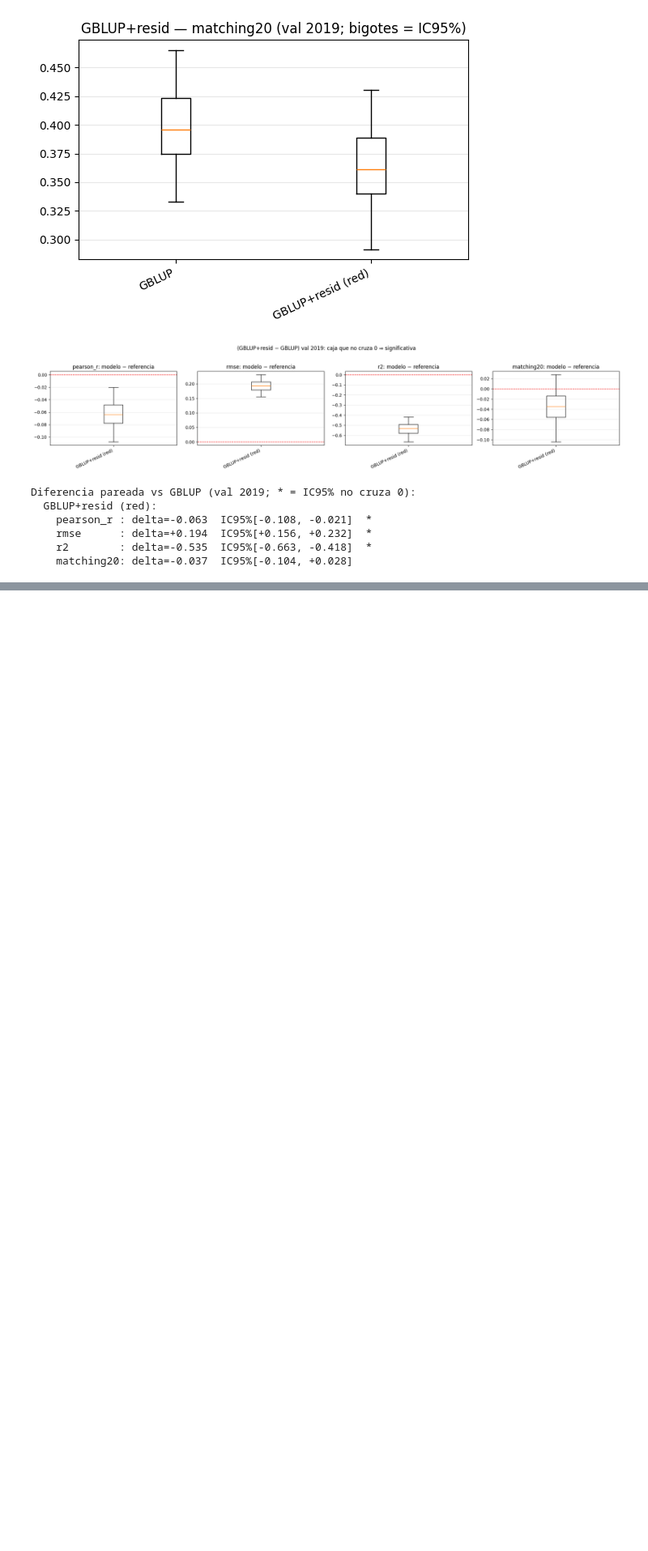
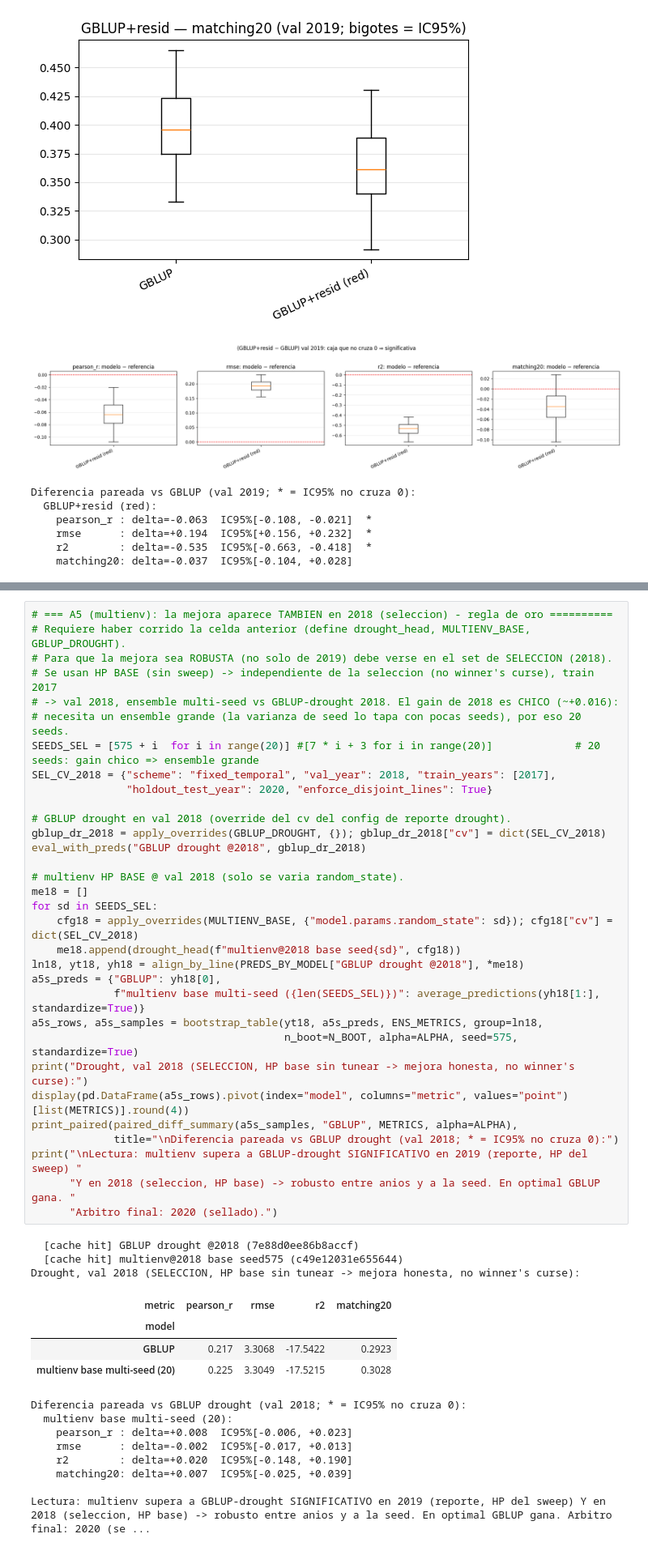
Before and after one commit to octavioromagnoli/maze-genomic-pred, a Jupyter notebook: notebooks/comparar_modelos_ci.ipynb, the cells around one changed output, grey strips where cells are left out. Shown at 81% size. Saved outputs shown, nothing was run; the diff lists cells and outputs as text; blank space fills up the shorter version.

```diff
--- a/notebooks/comparar_modelos_ci.ipynb
+++ b/notebooks/comparar_modelos_ci.ipynb
@@ -1652,0 +1742,48 @@ Diferencia pareada vs GBLUP (val 2019; * = IC95% no cruza 0):
+# %%
+# === A5 (multienv): la mejora aparece TAMBIEN en 2018 (seleccion) - regla de oro ==========
+# Requiere haber corrido la celda anterior (define drought_head, MULTIENV_BASE, GBLUP_DROUGHT).
+# Para que la mejora sea ROBUSTA (no solo de 2019) debe verse en el set de SELECCION (2018).
+# Se usan HP BASE (sin sweep) -> independiente de la seleccion (no winner's curse), train 2017
+# -> val 2018, ensemble multi-seed vs GBLUP-drought 2018. El gain de 2018 es CHICO (~+0.016):
+# necesita un ensemble grande (la varianza de seed lo tapa con pocas seeds), por eso 20 seeds.
+SEEDS_SEL = [575 + i  for i in range(20)] #[7 * i + 3 for i in range(20)]             # 20 seeds: gain chico => ensemble grande
+SEL_CV_2018 = {"scheme": "fixed_temporal", "val_year": 2018, "train_years": [2017],
+               "holdout_test_year": 2020, "enforce_disjoint_lines": True}
+
+# GBLUP drought en val 2018 (override del cv del config de reporte drought).
+gblup_dr_2018 = apply_overrides(GBLUP_DROUGHT, {}); gblup_dr_2018["cv"] = dict(SEL_CV_2018)
+eval_with_preds("GBLUP drought @2018", gblup_dr_2018)
+
+# multienv HP BASE @ val 2018 (solo se varia random_state).
+me18 = []
+for sd in SEEDS_SEL:
+    cfg18 = apply_overrides(MULTIENV_BASE, {"model.params.random_state": sd}); cfg18["cv"] = dict(SEL_CV_2018)
+    me18.append(drought_head(f"multienv@2018 base seed{sd}", cfg18))
+ln18, yt18, yh18 = align_by_line(PREDS_BY_MODEL["GBLUP drought @2018"], *me18)
+a5s_preds = {"GBLUP": yh18[0],
+             f"multienv base multi-seed ({len(SEEDS_SEL)})": average_predictions(yh18[1:], standardize=True)}
+a5s_rows, a5s_samples = bootstrap_table(yt18, a5s_preds, ENS_METRICS, group=ln18,
+                                        n_boot=N_BOOT, alpha=ALPHA, seed=575, standardize=True)
+print("Drought, val 2018 (SELECCION, HP base sin tunear -> mejora honesta, no winner's curse):")
+display(pd.DataFrame(a5s_rows).pivot(index="model", columns="metric", values="point")[list(METRICS)].round(4))
+print_paired(paired_diff_summary(a5s_samples, "GBLUP", METRICS, alpha=ALPHA),
+             title="\nDiferencia pareada vs GBLUP drought (val 2018; * = IC95% no cruza 0):")
+print("\nLectura: multienv supera a GBLUP-drought SIGNIFICATIVO en 2019 (reporte, HP del sweep) "
+      "Y en 2018 (seleccion, HP base) -> robusto entre anios y a la seed. En optimal GBLUP gana. "
+      "Arbitro final: 2020 (sellado).")
+# %% [output]
+  [cache hit] GBLUP drought @2018 (7e88d0ee86b8accf)
+  [cache hit] multienv@2018 base seed575 (c49e12031e655644)
+Drought, val 2018 (SELECCION, HP base sin tunear -> mejora honesta, no winner's curse):
+| metric | pearson_r | rmse | r2 | matching20 |
+| model |  |  |  |  |
+| GBLUP | 0.217 | 3.3068 | -17.5422 | 0.2923 |
+| multienv base multi-seed (20) | 0.225 | 3.3049 | -17.5215 | 0.3028 |
+Diferencia pareada vs GBLUP drought (val 2018; * = IC95% no cruza 0):
+  multienv base multi-seed (20):
+    pearson_r : delta=+0.008  IC95%[-0.006, +0.023]
+    rmse      : delta=-0.002  IC95%[-0.017, +0.013]
+    r2        : delta=+0.020  IC95%[-0.148, +0.190]
+    matching20: delta=+0.007  IC95%[-0.025, +0.039]
+
+Lectura: multienv supera a GBLUP-drought SIGNIFICATIVO en 2019 (reporte, HP del sweep) Y en 2018 (seleccion, HP base) -> robusto entre anios y a la seed. En optimal GBLUP gana. Arbitro final: 2020 (se ...
```
Also changed, not shown: parts of 2 cells of this notebook, 4 other files.
